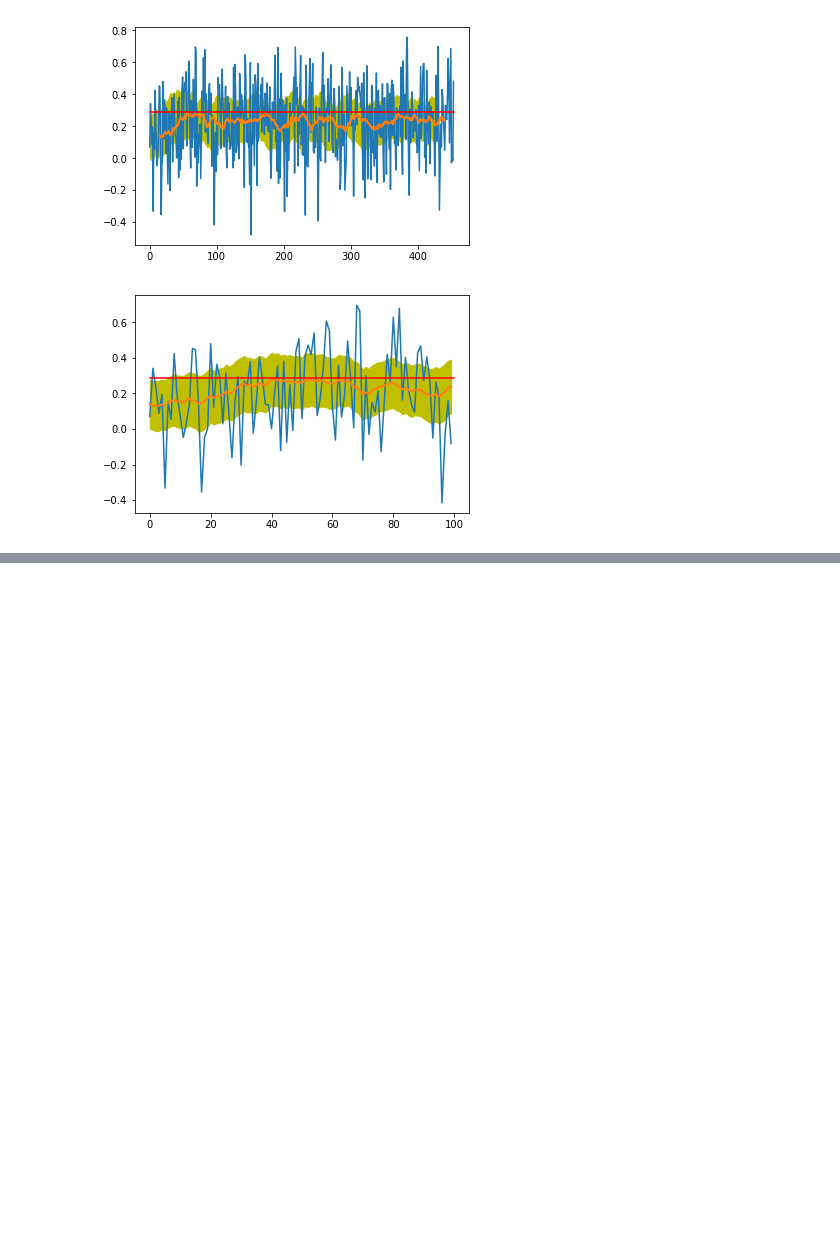
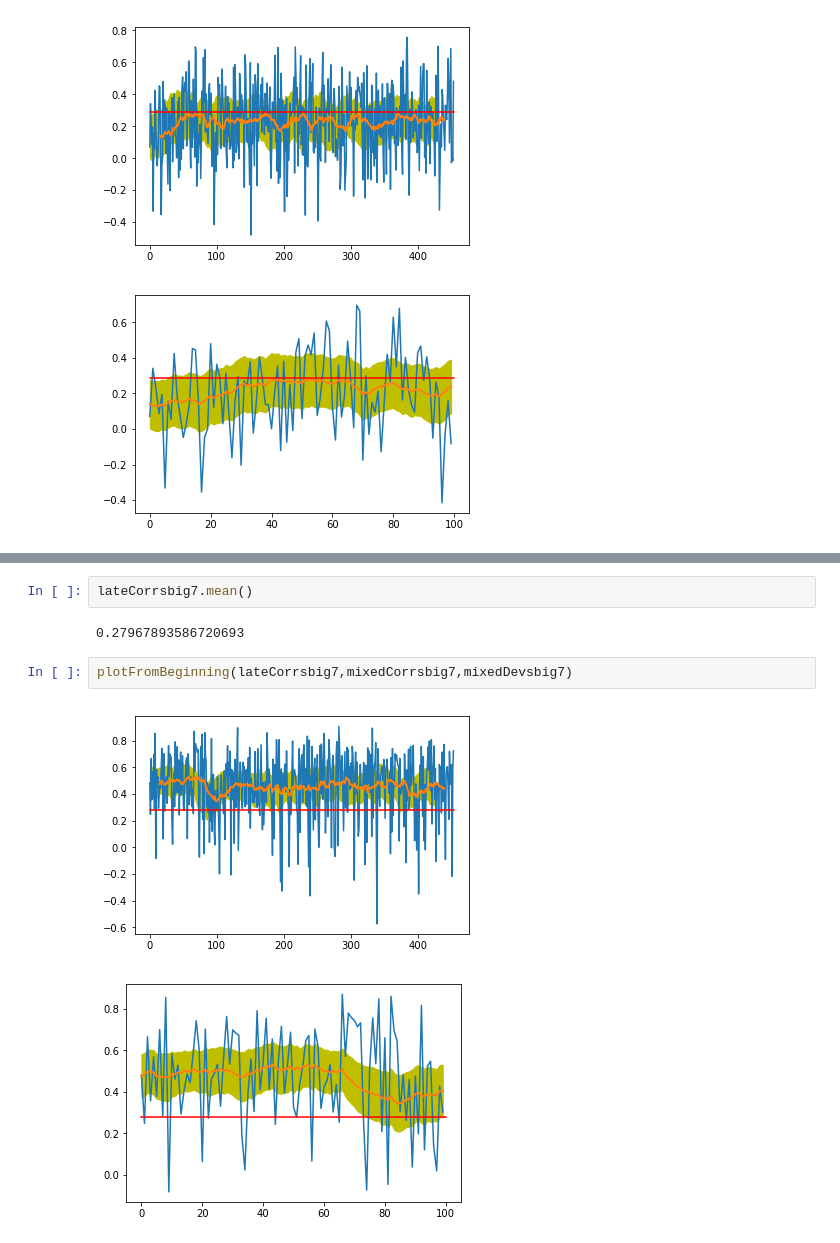
Before and after one commit to EstevaoUyra/Spikes, a Jupyter notebook: decoder.ipynb, the cells around one changed output, grey strips where cells are left out. Drawn from its saved outputs; the diff is of its cells as text; blank space fills up the shorter version.

```diff
--- a/decoder.ipynb
+++ b/decoder.ipynb
@@ -632,0 +651,9 @@ plotFromBeginning(lateCorrs7,mixedCorrs7,mixedDevs7)
+# %%
+lateCorrsbig7.mean()
+# %% [output]
+0.27967893586720693
+# %%
+plotFromBeginning(lateCorrsbig7,mixedCorrsbig7,mixedDevsbig7)
+# %% [output]
+[figure, added]
+[figure, added]
```
Also changed, not shown: parts of 6 cells of this notebook.
